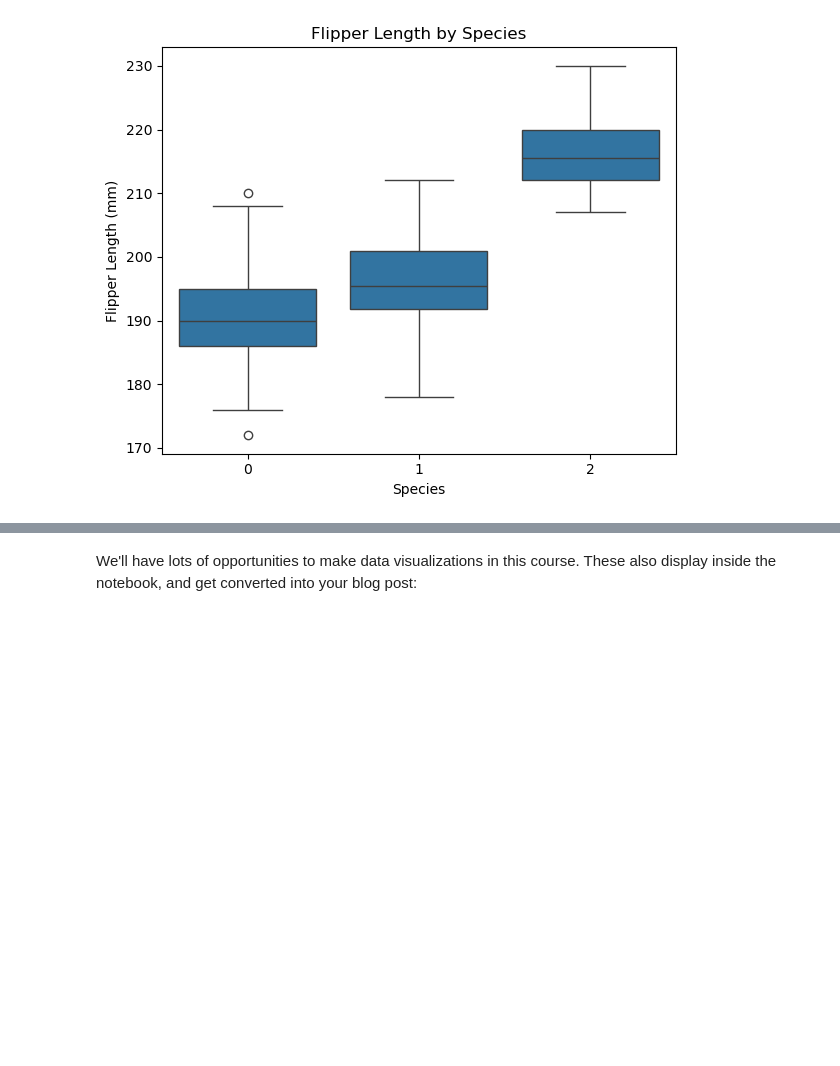
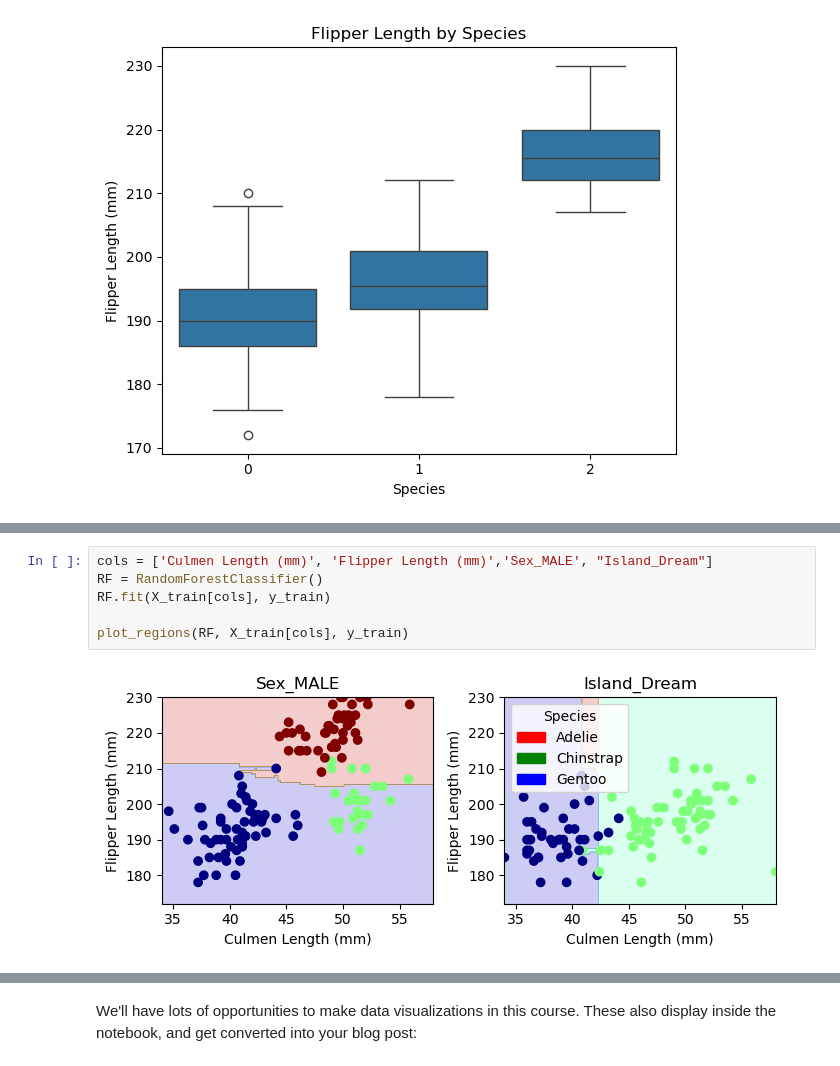
Before and after one commit to jacksonbhanson7/jacksonbhanson7.github.io, a Jupyter notebook: posts/example-blog-post/index.ipynb, the cells around one changed output, grey strips where cells are left out. Cells and saved outputs as stored; diff of their text form; blank space fills up the shorter version.

```diff
--- a/posts/example-blog-post/index.ipynb
+++ b/posts/example-blog-post/index.ipynb
@@ -102 +241,9 @@ summary_table
+# %%
+cols = ['Culmen Length (mm)', 'Flipper Length (mm)','Sex_MALE', "Island_Dream"]
+RF = RandomForestClassifier()
+RF.fit(X_train[cols], y_train)
+
+plot_regions(RF, X_train[cols], y_train)
+# %% [output]
+[figure, added]
 # %% [markdown]
```
Also changed, not shown: parts of 10 cells of this notebook, 7 other files.
